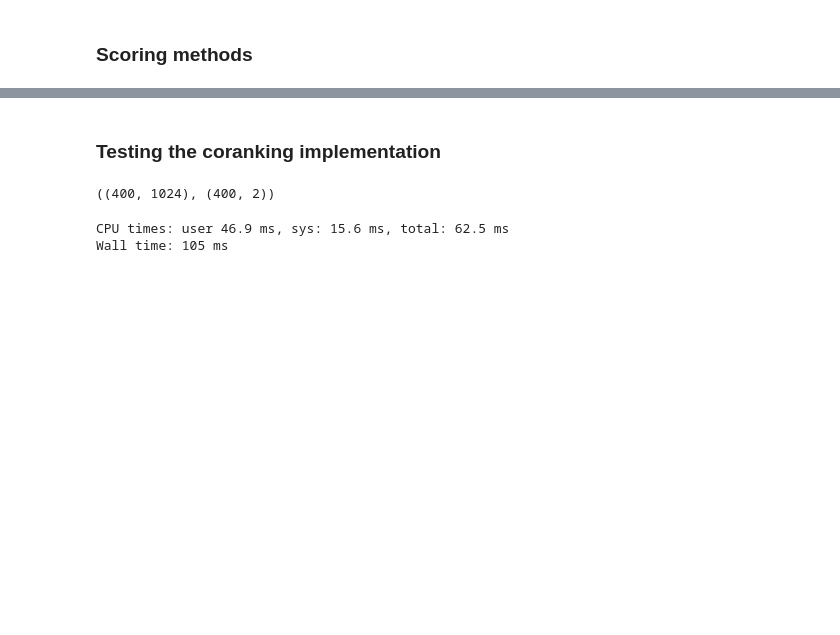
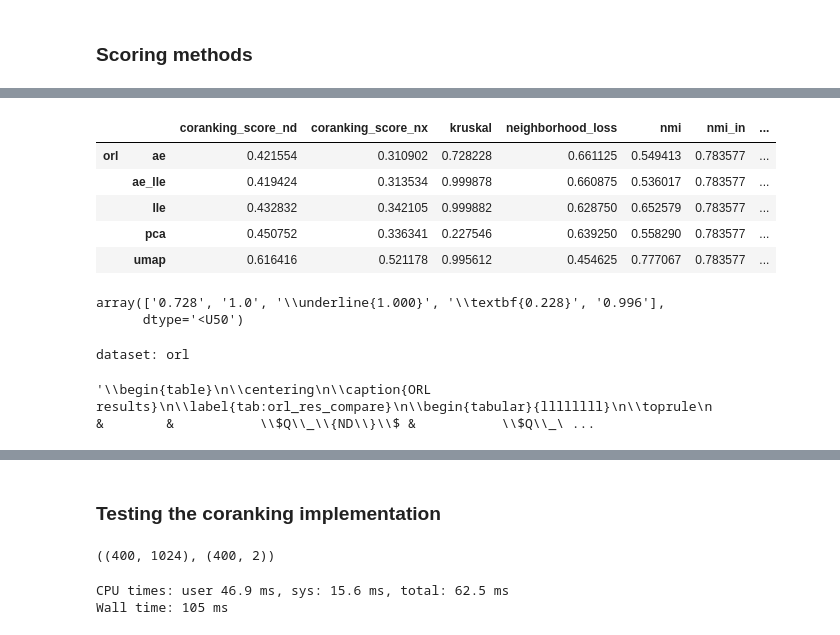
Before and after one commit to mahdiou-diallo/Projet_Red_Dim, a Jupyter notebook: eval.ipynb, the cells around one changed output, grey strips where cells are left out. Saved outputs shown, nothing was run; the diff lists cells and outputs as text; code cells hidden in the pictures; blank space fills up the shorter version.

Commit message:
update eval.ipynb
format results for report

```diff
--- a/eval.ipynb
+++ b/eval.ipynb
@@ -470,0 +326,16 @@ FileNotFoundError: [Errno 2] No such file or directory: '../models/lle_3_ae_not_
+# %%
+pd.DataFrame(dict([(('orl', k), v) for k,v in df.to_dict().items()])).T
+# %% [output]
+|  |  | coranking_score_nd | coranking_score_nx | kruskal | neighborhood_loss | nmi | nmi_in | ... |
+| orl | ae | 0.421554 | 0.310902 | 0.728228 | 0.661125 | 0.549413 | 0.783577 | ... |
+|  | ae_lle | 0.419424 | 0.313534 | 0.999878 | 0.660875 | 0.536017 | 0.783577 | ... |
+|  | lle | 0.432832 | 0.342105 | 0.999882 | 0.628750 | 0.652579 | 0.783577 | ... |
+|  | pca | 0.450752 | 0.336341 | 0.227546 | 0.639250 | 0.558290 | 0.783577 | ... |
+|  | umap | 0.616416 | 0.521178 | 0.995612 | 0.454625 | 0.777067 | 0.783577 | ... |
+# %%
+hbold = HighlighterBold(['rmse', 'kruskal', 'neighborhood_loss'],
+                          ['coranking_score_nd', 'coranking_score_nx', 'spearman_rho', 'nmi', 'nmi_in'])
+hbold(df.T.kruskal)
+# %% [output]
+array(['0.728', '1.0', '\\underline{1.000}', '\\textbf{0.228}', '0.996'],
+      dtype='<U50')
@@ -470,0 +371,5 @@ FileNotFoundError: [Errno 2] No such file or directory: '../models/lle_3_ae_not_
+# %%
+results_to_latex("orl", eval_params)
+# %% [output]
+dataset: orl
+'\\begin{table}\n\\centering\n\\caption{ORL results}\n\\label{tab:orl_res_compare}\n\\begin{tabular}{llllllll}\n\\toprule\n                 &        &           \\$Q\\_\\{ND\\}\\$ &           \\$Q\\_\ ...
```
Also changed, not shown: parts of 28 cells of this notebook.
